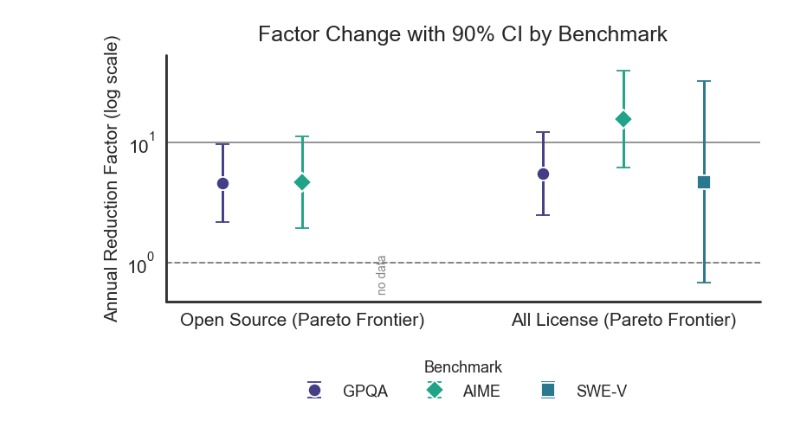
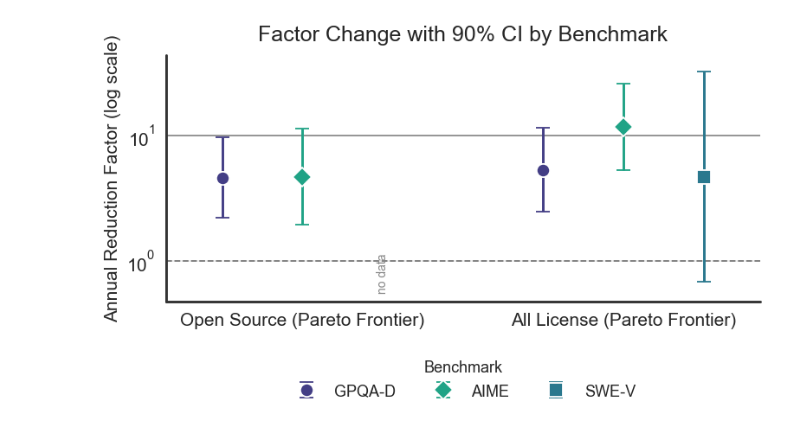
Before and after one commit to hansgundlach/Algorithmic_Progress_Inference, a Jupyter notebook: table_as_graph.ipynb, the cells around one changed output. Drawn from its saved outputs; the diff is of its cells as text; code cells hidden in the pictures.

```diff
--- a/table_as_graph.ipynb
+++ b/table_as_graph.ipynb
@@ -153,18 +153,18 @@ sns.set_theme(style="whitegrid", context="notebook", font_scale=1.2, rc={"axes.t
 # -----------------------------
 data = {
     "Open Source (Pareto Frontier)": {
-        "GPQA": {"factor": 4.596, "ci": (2.174, 9.718)},
+        "GPQA-D": {"factor": 4.602, "ci": (2.195, 9.648)},
         "AIME": {"factor": 4.680, "ci": (1.943, 11.273)},
         "SWE-V": {"factor": None, "ci": None},  # CI is nan
     },
     "All License (Pareto Frontier)": {
-        "GPQA": {"factor": 5.481, "ci": (2.486, 12.080)},
-        "AIME": {"factor": 15.606, "ci": (6.213, 39.201)},
+        "GPQA-D": {"factor": 5.315, "ci": (2.449, 11.534)},
+        "AIME": {"factor": 11.664, "ci": (5.250, 25.911)},
         "SWE-V": {"factor": 4.675, "ci": (0.680, 32.156)},
     }
 }
 
-benchmarks = ["GPQA", "AIME", "SWE-V"]
+benchmarks = ["GPQA-D", "AIME", "SWE-V"]
 areas = ["Open Source (Pareto Frontier)", "All License (Pareto Frontier)"]
 
 # Viridis color map (with mid/greenish yellow for better visibility)
@@ -173,14 +173,14 @@ color_indices = [0.18, 0.58, 0.40]  # blue, greener-yellow, green
 colors = {
     b: viridis(color_indices[i]) for i, b in enumerate(benchmarks)
 }
-markers = {"GPQA": "o", "AIME": "D", "SWE-V": "s"}
+markers = {"GPQA-D": "o", "AIME": "D", "SWE-V": "s"}
 
 # Layout: two regions close together
 group_gap = 1.0
 within_gap = 0.25
 area_positions = [0.0, group_gap]
 offsets = {
-    "GPQA": -within_gap,
+    "GPQA-D": -within_gap,
     "AIME":    0.0,
     "SWE-V":  +within_gap,
 }
@@ -265,31 +265,31 @@ ax.legend(
     title="Benchmark",
     frameon=False,
     loc="upper center",
     bbox_to_anchor=(0.5, -0.17),
     ncol=len(benchmarks),
     fancybox=True,
     fontsize=13,
     title_fontsize=13,
     borderaxespad=0.7
 )
 
 # Outline the axes: make the left and bottom spines visible and bold, hide the rest
 for spine_name, spine in ax.spines.items():
     if spine_name in ("left", "bottom"):
         spine.set_visible(True)
         spine.set_linewidth(2.1)
         spine.set_color("#333")
         spine.set_capstyle('round')
     else:
         spine.set_visible(False)
 
 # Major Y grid lines, clean
 ax.grid(axis="y", which="major", color="#e5e5e5", linewidth=1.1, alpha=0.85, zorder=0)
 ax.grid(axis="x", which="both", linewidth=0)  # No vertical grid
 
 ax.set_axisbelow(True)
 fig.tight_layout()
 fig.savefig("figures/growth_rates.png", dpi=150, bbox_inches="tight")
 plt.show()
 # %% [output]
-[figure, old version]
+[figure, new version]
```
Also changed, not shown: 11 other files.
